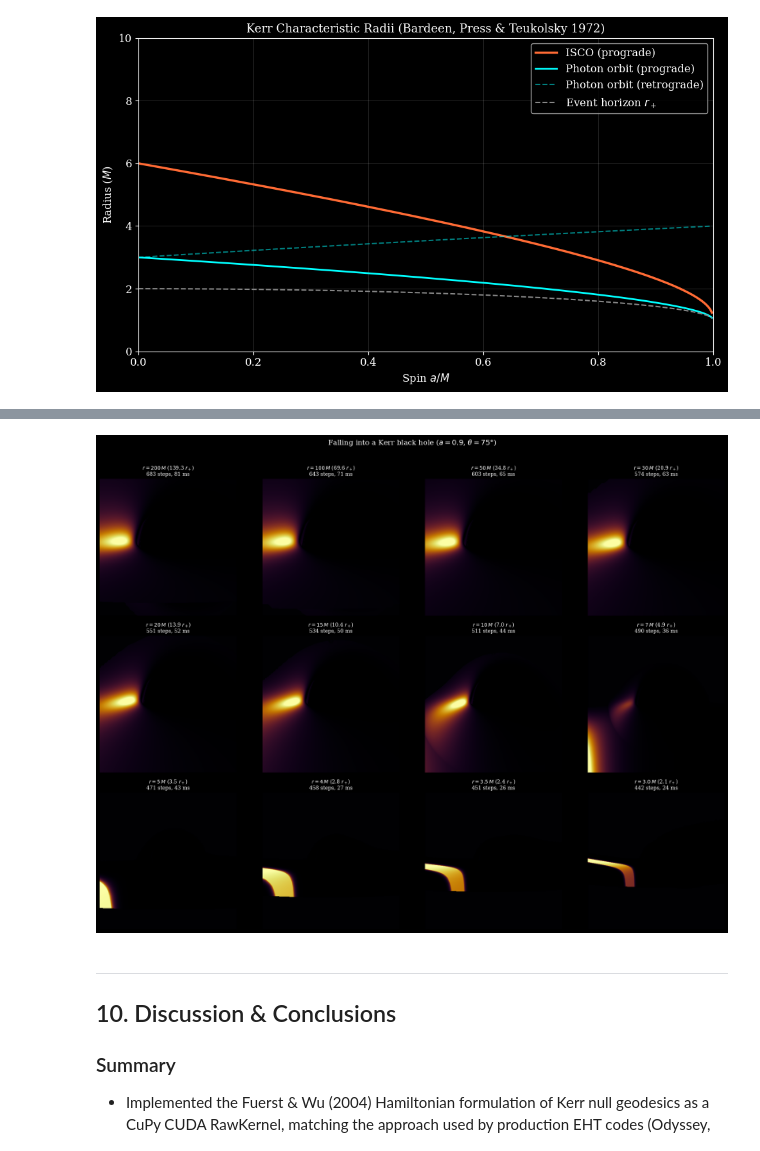
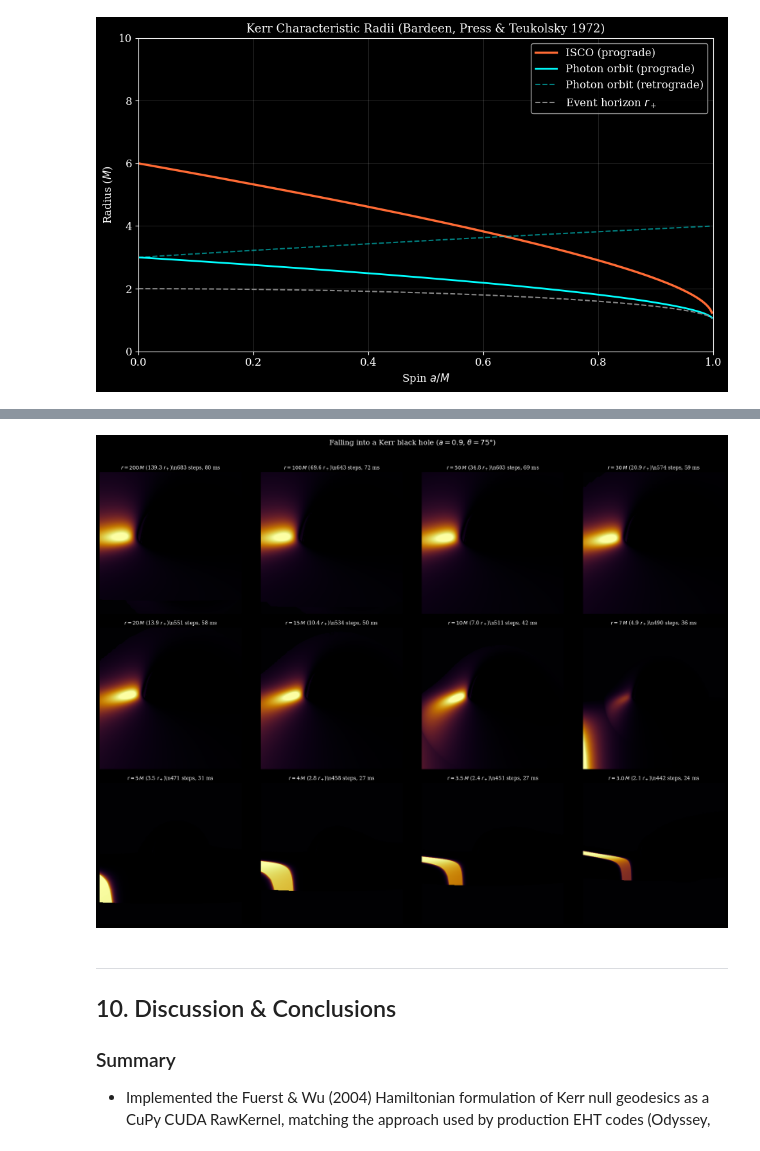
Before and after one commit to ethank5149/nulltracer, a Jupyter notebook: nulltracer.ipynb, the cells around one changed output, grey strips where cells are left out. Drawn from its saved outputs; the diff is of its cells as text; code cells hidden in the pictures.

```diff
--- a/nulltracer.ipynb
+++ b/nulltracer.ipynb
@@ -476,24 +476,24 @@ Tao + Kahan-Li 8th symplectic      171ms     805   10.8147M  0.0008
 # %%
 distances = [200, 100, 50, 30, 20, 15, 10, 7, 5, 4, 3.5, 3.0]
 spin_fall, incl_fall = 0.9, 75
 
 fig, axes = plt.subplots(3, 4, figsize=(18, 13.5))
 for ax, d in zip(axes.flat, distances):
     img, _, data = render_kerr(spin_fall, incl_fall, 384, 384,
                                 fov=min(7.0 + 30.0/d, 40.0),
                                 obs_dist=d, step_size=0.15, method='rk4')
     rp = 1 + np.sqrt(1 - spin_fall**2)
     ax.imshow(img)
-    ax.set_title(f'$r = {d}\,M$ ({d/rp:.1f} $r_+$)\n'
+    ax.set_title(rf'$r = {d}\,M$ ({d/rp:.1f} $r_+$)\n'
                  f'{data["max_steps"]} steps, {data["render_ms"]:.0f} ms', fontsize=10)
     ax.axis('off')
 
 fig.suptitle(f'Falling into a Kerr black hole ($a={spin_fall}$, '
              rf'$\theta={incl_fall}°$)', fontsize=14, y=1.01)
 plt.tight_layout()
 plt.show()
 # %% [output]
-[figure, old version]
+[figure, new version]
 # %% [markdown]
 ---
 
```
Also changed, not shown: parts of 1 cell of this notebook, 1 other file.
